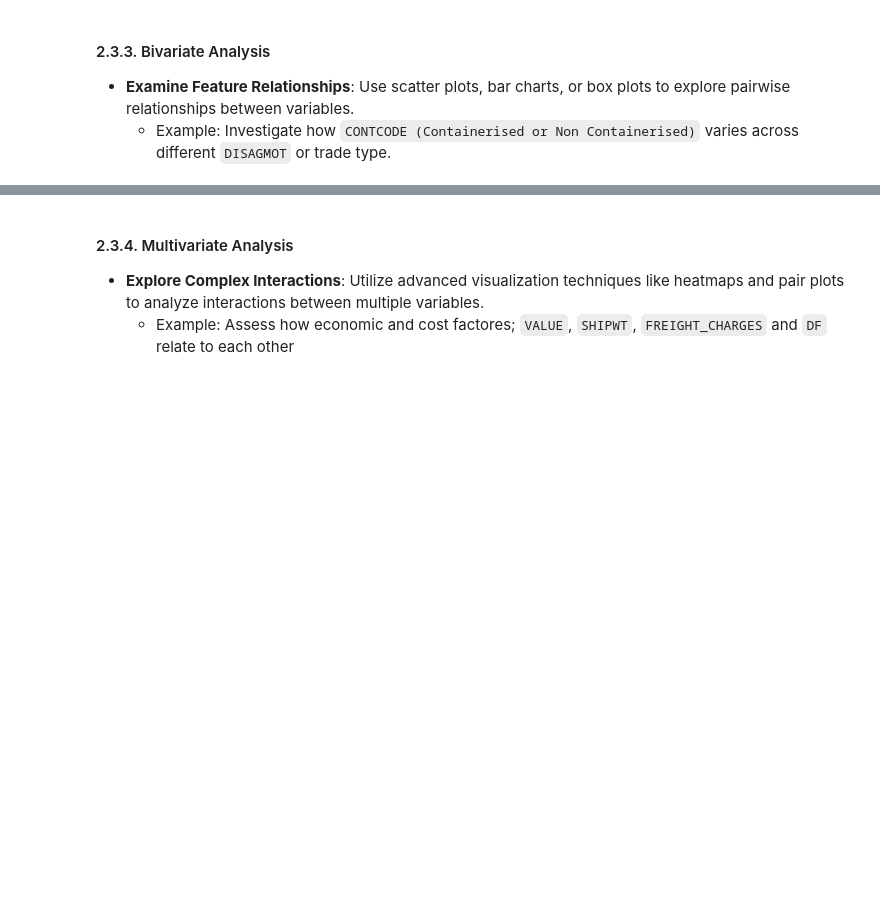
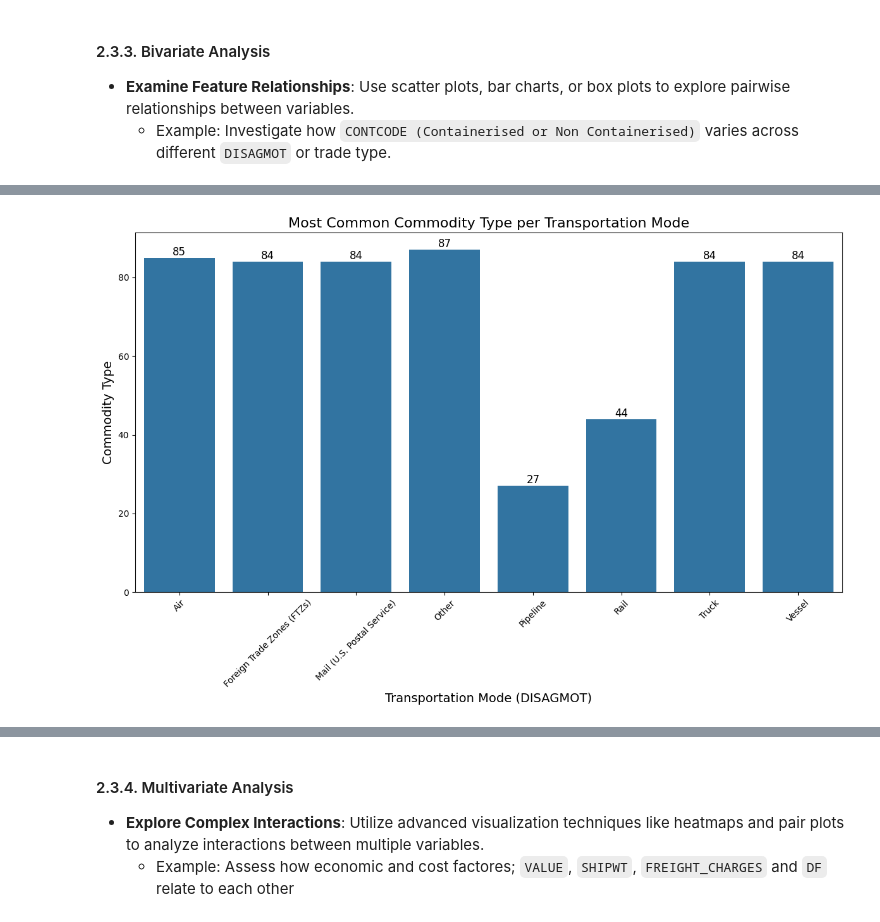
Before and after one commit to Nfayem/trans_border_freight_data_analysis, a Jupyter notebook: notebooks/trans_border_freight_data_analysis.ipynb, the cells around one changed output, grey strips where cells are left out. Cells and saved outputs as stored; diff of their text form; code cells hidden in the pictures; blank space fills up the shorter version.

```diff
--- a/notebooks/trans_border_freight_data_analysis.ipynb
+++ b/notebooks/trans_border_freight_data_analysis.ipynb
@@ -550,0 +849,9 @@ final_df.describe(include='object').T
+# %%
+# Mapping of month numbers to month names
+month_map = {
+    1: 'January', 2: 'February', 3: 'March', 4: 'April', 5: 'May', 6: 'June',
+    7: 'July', 8: 'August', 9: 'September', 10: 'October', 11: 'November', 12: 'December'
+}
+
+# Add a column that maps month numbers to their corresponding names
+final_eda_df['MONTH_TXT'] = final_eda_df['MONTH'].map(month_map)
@@ -554,0 +1250,29 @@ final_df.describe(include='object').T
+# %%
+# Compute most common COMMODITY2 per DISAGMOT
+commodity_mode_per_disagmot = final_eda_df.groupby('DISAGMOT')['COMMODITY2'].agg(lambda x: x.mode()[0] if not x.isnull().all() else np.nan)
+
+# Reset index to convert Series to DataFrame for plotting
+commodity_mode_df = commodity_mode_per_disagmot.reset_index()
+commodity_mode_df.columns = ['DISAGMOT', 'Most_Common_COMMODITY2']
+
+# Create bar plot
+plt.figure(figsize=(12, 8))
+ax = sns.barplot(data=commodity_mode_df, x='DISAGMOT', y='Most_Common_COMMODITY2', dodge=False)
+
+# Add data labels on top of bars
+for p in ax.patches:
+    ax.annotate(f'{p.get_height():.0f}',  # Format label as integer
+                (p.get_x() + p.get_width() / 2, p.get_height()),
+                ha='center', va='bottom', fontsize=12, color='black')
+
+# Set title and labels
+plt.title('Most Common Commodity Type per Transportation Mode', fontsize=16)
+plt.xlabel('Transportation Mode (DISAGMOT)', fontsize=14)
+plt.ylabel('Commodity Type', fontsize=14)
+plt.xticks(rotation=45)
+plt.tight_layout()
+
+# Show plot
+plt.show()
+# %% [output]
+[figure, added]
```
Also changed, not shown: parts of 93 cells of this notebook, 14 other files.
